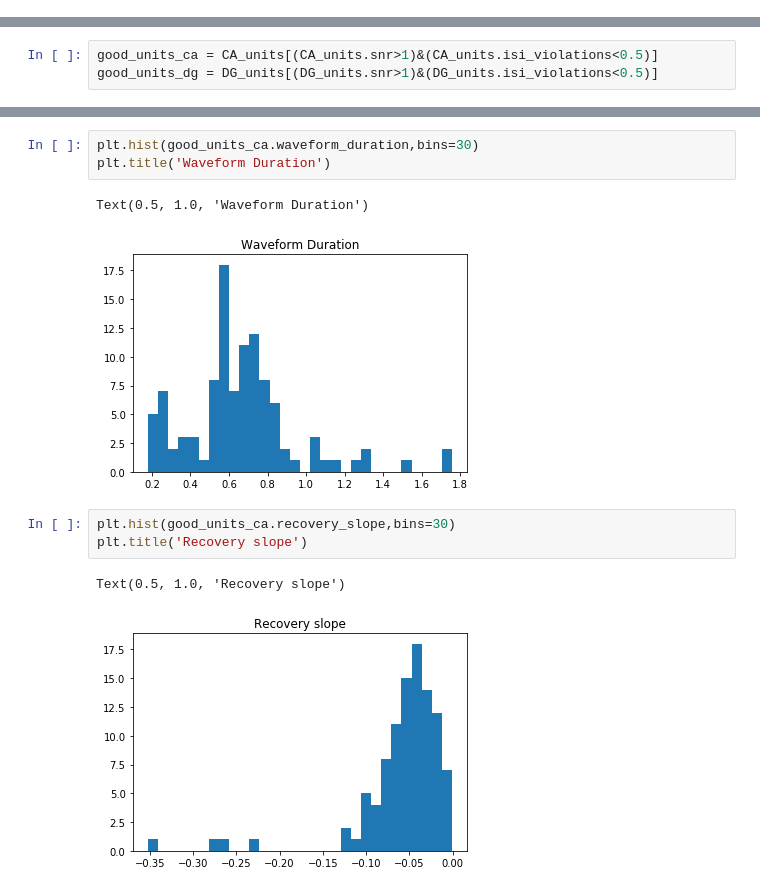
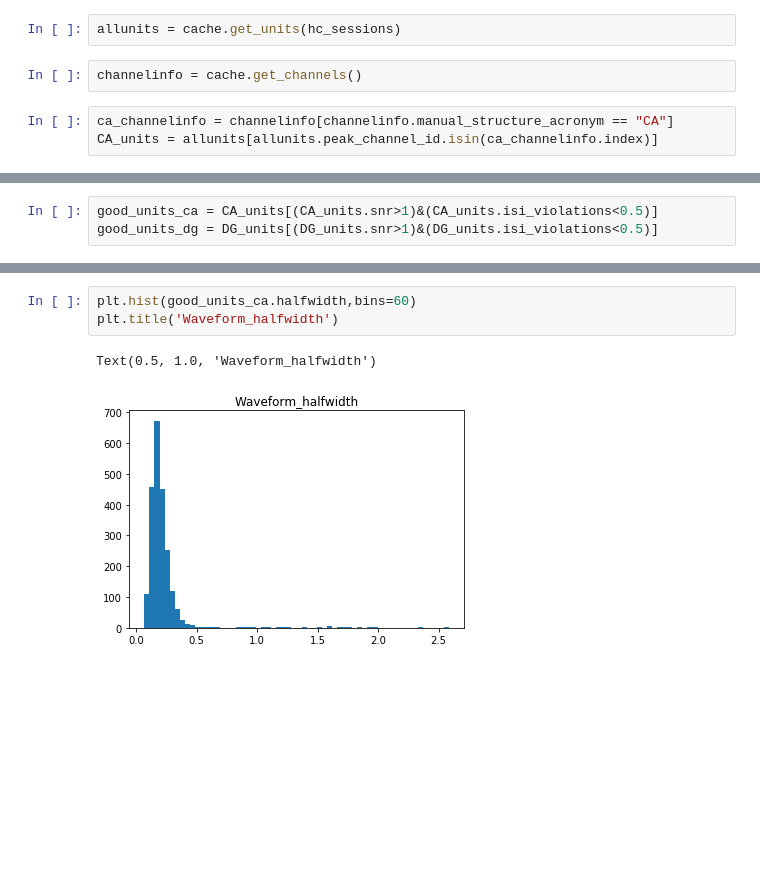
Before and after one commit to AllenInstitute/swdb_2019_student, a Jupyter notebook: buzsaki_notebooks/hippo_FS.ipynb, the cells around one changed output, grey strips where cells are left out. Cells and saved outputs as stored; diff of their text form; blank space fills up the shorter version.

Commit message:
made some more plots in hippo_FS.ipynb

```diff
--- a/buzsaki_notebooks/hippo_FS.ipynb
+++ b/buzsaki_notebooks/hippo_FS.ipynb
@@ -51,0 +52,7 @@ DG_units = seshunits[seshunits['structure_acronym'] == 'DG']
+# %%
+allunits = cache.get_units(hc_sessions)
+# %%
+channelinfo = cache.get_channels()
+# %%
+ca_channelinfo = channelinfo[channelinfo.manual_structure_acronym == "CA"]
+CA_units = allunits[allunits.peak_channel_id.isin(ca_channelinfo.index)]
@@ -93,12 +144,6 @@ Index(['PT_ratio', 'amplitude', 'amplitude_cutoff', 'cluster_id',
 # %%
-plt.hist(good_units_ca.waveform_duration,bins=30)
-plt.title('Waveform Duration')
+plt.hist(good_units_ca.halfwidth,bins=60)
+plt.title('Waveform_halfwidth')
 # %% [output]
-Text(0.5, 1.0, 'Waveform Duration')
+Text(0.5, 1.0, 'Waveform_halfwidth')
-[figure, old version]
+[figure, new version]
-# %%
-plt.hist(good_units_ca.recovery_slope,bins=30)
-plt.title('Recovery slope')
-# %% [output]
-Text(0.5, 1.0, 'Recovery slope')
-[figure, removed]
```
Also changed, not shown: parts of 18 cells of this notebook.
